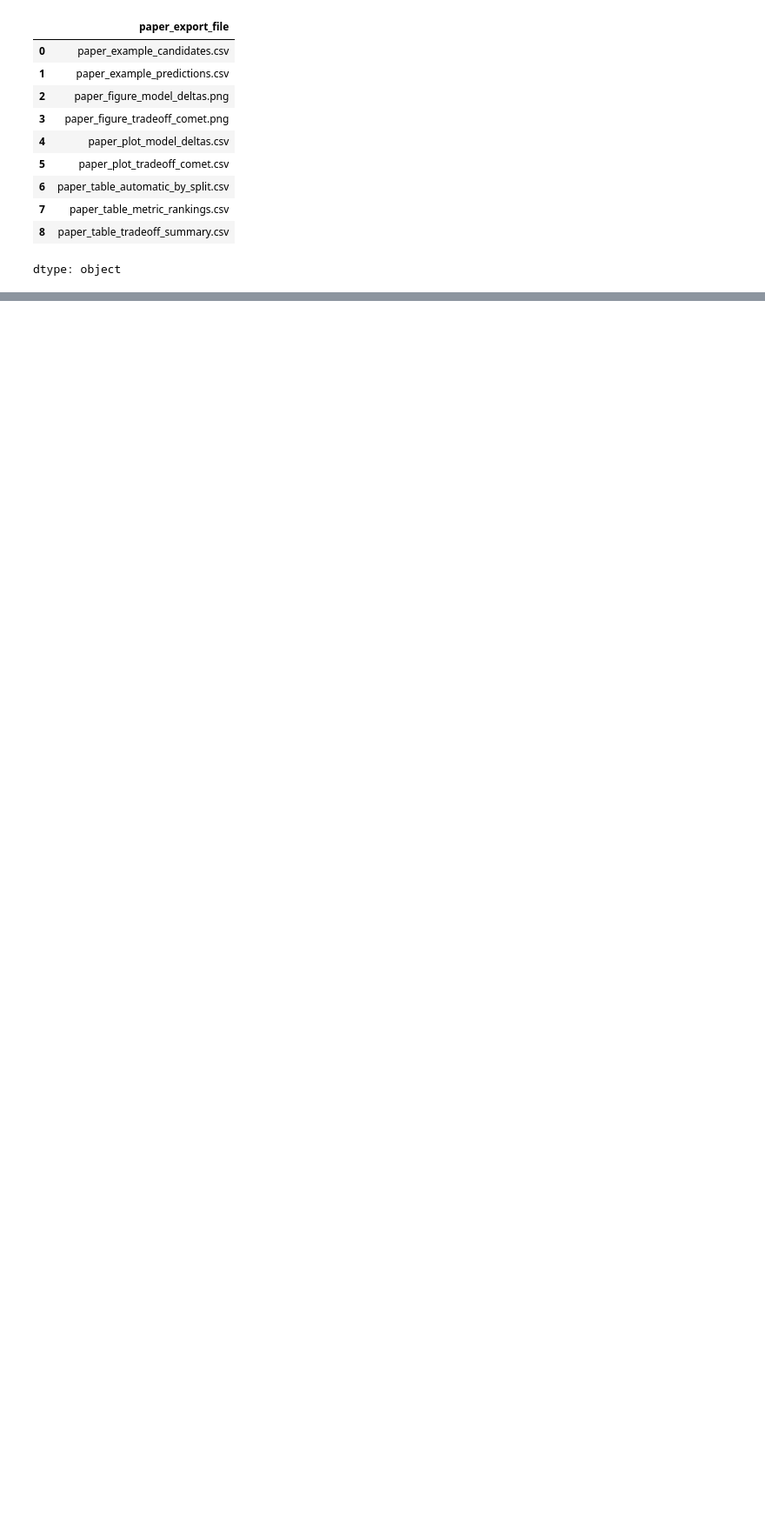
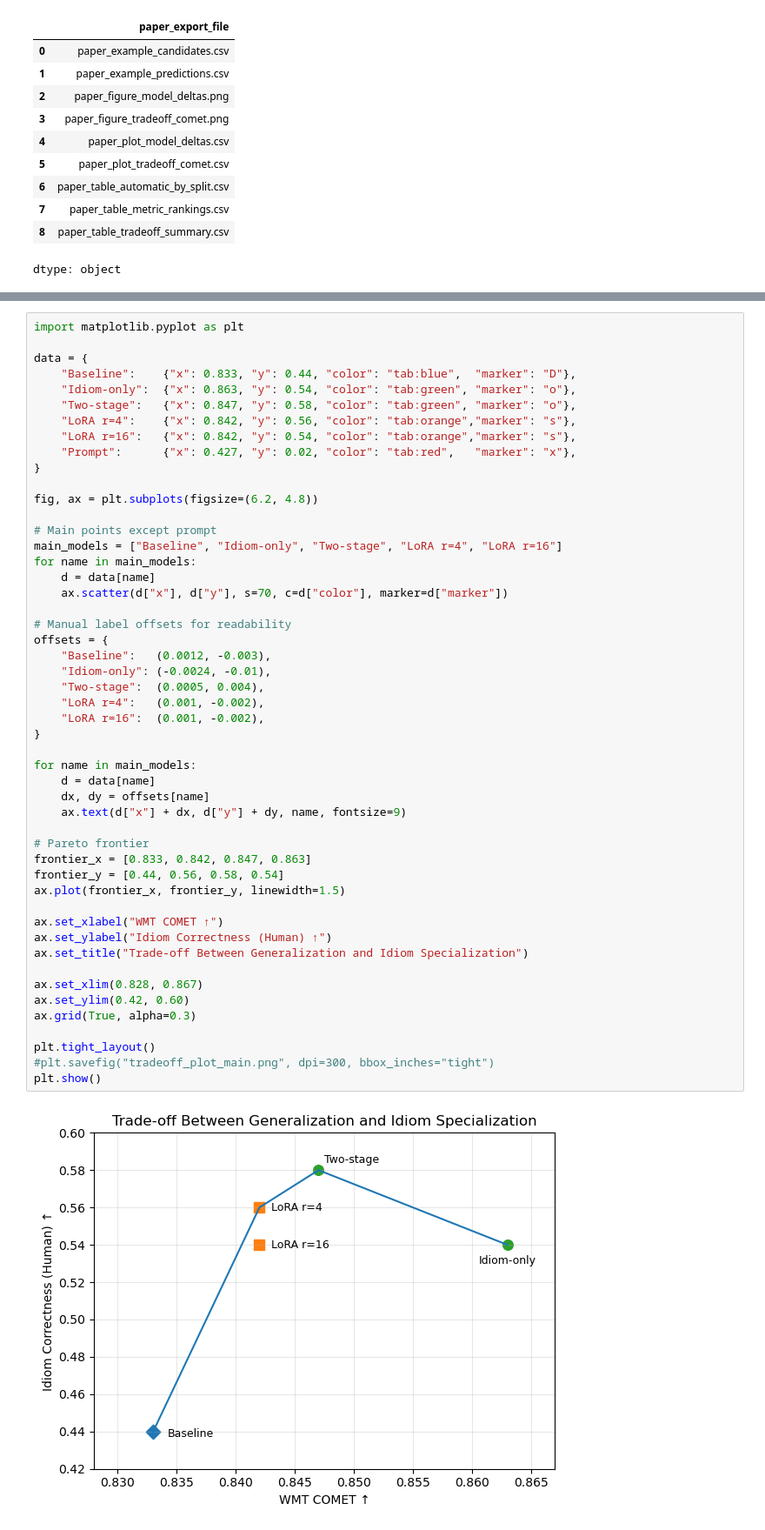
Before and after one commit to auntiepersilla/Idiom_Aware_MT_Finetuning_EN-DE, a Jupyter notebook: notebooks/11_analysis_comet_pipeline.ipynb, the cells around one changed output, grey strips where cells are left out. Shown at 87% size. Drawn from its saved outputs; the diff is of its cells as text; blank space fills up the shorter version.

Commit message:
exported visual for paper

```diff
--- a/notebooks/11_analysis_comet_pipeline.ipynb
+++ b/notebooks/11_analysis_comet_pipeline.ipynb
@@ -1772,0 +1775,52 @@ dtype: object
+# %%
+import matplotlib.pyplot as plt
+
+data = {
+    "Baseline":    {"x": 0.833, "y": 0.44, "color": "tab:blue",  "marker": "D"},
+    "Idiom-only":  {"x": 0.863, "y": 0.54, "color": "tab:green", "marker": "o"},
+    "Two-stage":   {"x": 0.847, "y": 0.58, "color": "tab:green", "marker": "o"},
+    "LoRA r=4":    {"x": 0.842, "y": 0.56, "color": "tab:orange","marker": "s"},
+    "LoRA r=16":   {"x": 0.842, "y": 0.54, "color": "tab:orange","marker": "s"},
+    "Prompt":      {"x": 0.427, "y": 0.02, "color": "tab:red",   "marker": "x"},
+}
+
+fig, ax = plt.subplots(figsize=(6.2, 4.8))
+
+# Main points except prompt
+main_models = ["Baseline", "Idiom-only", "Two-stage", "LoRA r=4", "LoRA r=16"]
+for name in main_models:
+    d = data[name]
+    ax.scatter(d["x"], d["y"], s=70, c=d["color"], marker=d["marker"])
+
+# Manual label offsets for readability
+offsets = {
+    "Baseline":   (0.0012, -0.003),
+    "Idiom-only": (-0.0024, -0.01),
+    "Two-stage":  (0.0005, 0.004),
+    "LoRA r=4":   (0.001, -0.002),
+    "LoRA r=16":  (0.001, -0.002),
+}
+
+for name in main_models:
+    d = data[name]
+    dx, dy = offsets[name]
+    ax.text(d["x"] + dx, d["y"] + dy, name, fontsize=9)
+
+# Pareto frontier
+frontier_x = [0.833, 0.842, 0.847, 0.863]
+frontier_y = [0.44, 0.56, 0.58, 0.54]
+ax.plot(frontier_x, frontier_y, linewidth=1.5)
+
+ax.set_xlabel("WMT COMET ↑")
+ax.set_ylabel("Idiom Correctness (Human) ↑")
+ax.set_title("Trade-off Between Generalization and Idiom Specialization")
+
+ax.set_xlim(0.828, 0.867)
+ax.set_ylim(0.42, 0.60)
+ax.grid(True, alpha=0.3)
+
+plt.tight_layout()
+#plt.savefig("tradeoff_plot_main.png", dpi=300, bbox_inches="tight")
+plt.show()
+# %% [output]
+[figure, added]
```
Also changed, not shown: parts of 2 cells of this notebook, 2 other files.
